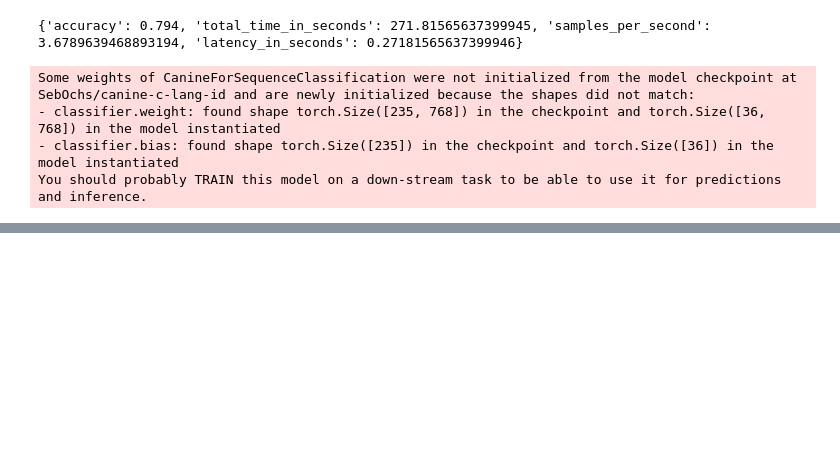
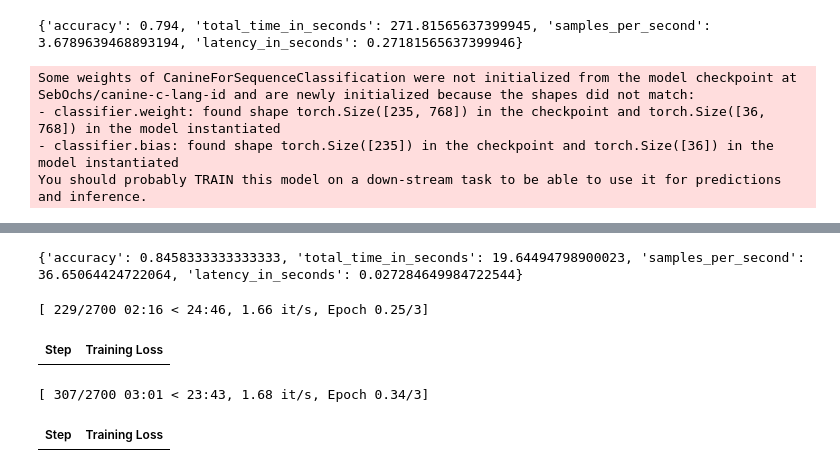
Before and after one commit to av-gav/itmo-nlp, a Jupyter notebook: Task2_2.ipynb, the cells around one changed output, grey strips where cells are left out. Saved outputs shown, nothing was run; the diff lists cells and outputs as text; code cells hidden in the pictures; blank space fills up the shorter version.

```diff
--- a/Task2_2.ipynb
+++ b/Task2_2.ipynb
@@ -114,12 +140,22 @@ Some weights of CanineForSequenceClassification were not initialized from the mo
 - classifier.bias: found shape torch.Size([235]) in the checkpoint and torch.Size([36]) in the model instantiated
 You should probably TRAIN this model on a down-stream task to be able to use it for predictions and inference.
 # %%
-from transformers import Trainer
+from transformers import Trainer, TrainingArguments
+
+training_args = TrainingArguments(
+    "train_out",
+    per_device_train_batch_size=1,
+    gradient_accumulation_steps=4,
+    gradient_checkpointing=True,
+    fp16=True,
+    optim="adafactor",
+)
 
 trainer = Trainer(
     model,
     training_args,
-    train_dataset=tokenized_ds["train"],
+    train_dataset=tokenized_ds["train"].shuffle().select(range(3600)),
+    eval_dataset=tokenized_ds["test"].select(range(720)),
     data_collator=data_collator,
     tokenizer=tokenizer,
 )
@@ -127,0 +179,19 @@ trainer.train()
+# %%
+import evaluate
+
+metric = evaluate.load('accuracy')
+evaluator = evaluate.evaluator("text-classification")
+
+pipe = pipeline("text-classification",
+                tokenizer = tokenizer,
+                model = model,
+                device = "cuda:0")
+
+result = evaluator.compute(model_or_pipeline=pipe,
+                           data=ds['test'].select(range(720, 1440)),
+                           metric=metric,
+                           label_mapping=label2id)
+
+print(result)
+# %% [output]
+{'accuracy': 0.8458333333333333, 'total_time_in_seconds': 19.64494798900023, 'samples_per_second': 36.65064424722064, 'latency_in_seconds': 0.027284649984722544}
@@ -127,0 +200,7 @@ trainer.train()
+# %%
+trainer.train()
+# %% [output]
+[ 229/2700 02:16 < 24:46, 1.66 it/s, Epoch 0.25/3]
+| Step | Training Loss |
+[ 307/2700 03:01 < 23:43, 1.68 it/s, Epoch 0.34/3]
+| Step | Training Loss |
```
Also changed, not shown: parts of 10 cells of this notebook.
